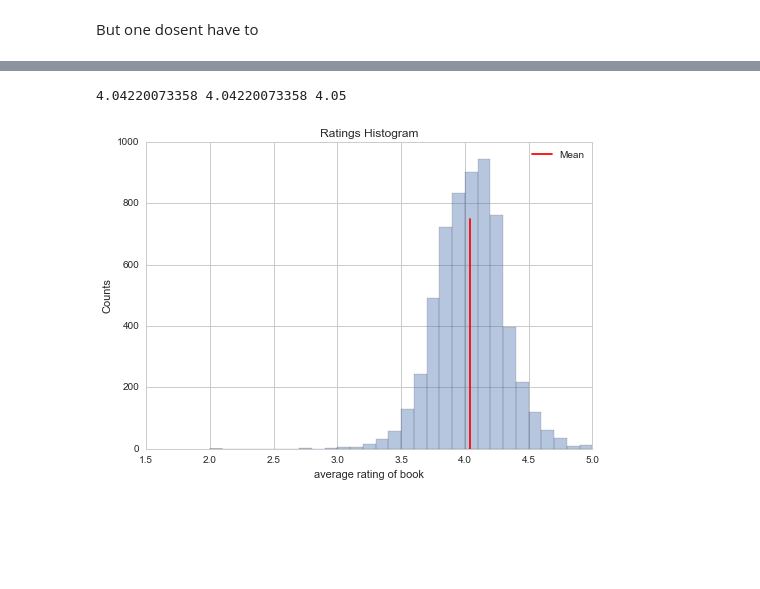
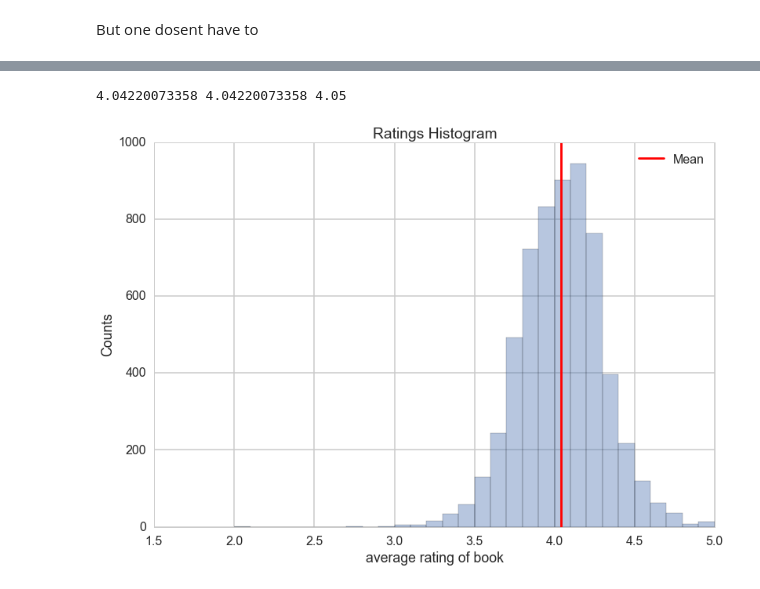
Before and after one commit to clementine11/dst4l3, a Jupyter notebook: day1rahul/Teaser.ipynb, the cells around one changed output, grey strips where cells are left out. Saved outputs shown, nothing was run; the diff lists cells and outputs as text; code cells hidden in the pictures; blank space fills up the shorter version.

```diff
--- a/day1rahul/Teaser.ipynb
+++ b/day1rahul/Teaser.ipynb
@@ -206,15 +371,15 @@ df.rating.hist();
 # %%
-sns.set_context("notebook")
+sns.set_context("poster")
 meanrat=df.rating.mean()
 print meanrat, np.mean(df.rating), df.rating.median()
 with sns.axes_style("whitegrid"):
     df.rating.hist(bins=30, alpha=0.4);
-    plt.axvline(meanrat, 0, 0.75, color='r', label='Mean')
+    plt.axvline(meanrat, 0, 1.0, color='r', label='Mean')
     plt.xlabel("average rating of book")
     plt.ylabel("Counts")
     plt.title("Ratings Histogram")
     plt.legend()
-    #sns.despine()
+    #sns.despine() can take away spines
 # %% [output]
 4.04220073358 4.04220073358 4.05
-[figure, old version]
+[figure, new version]
```
Also changed, not shown: parts of 24 cells of this notebook.
